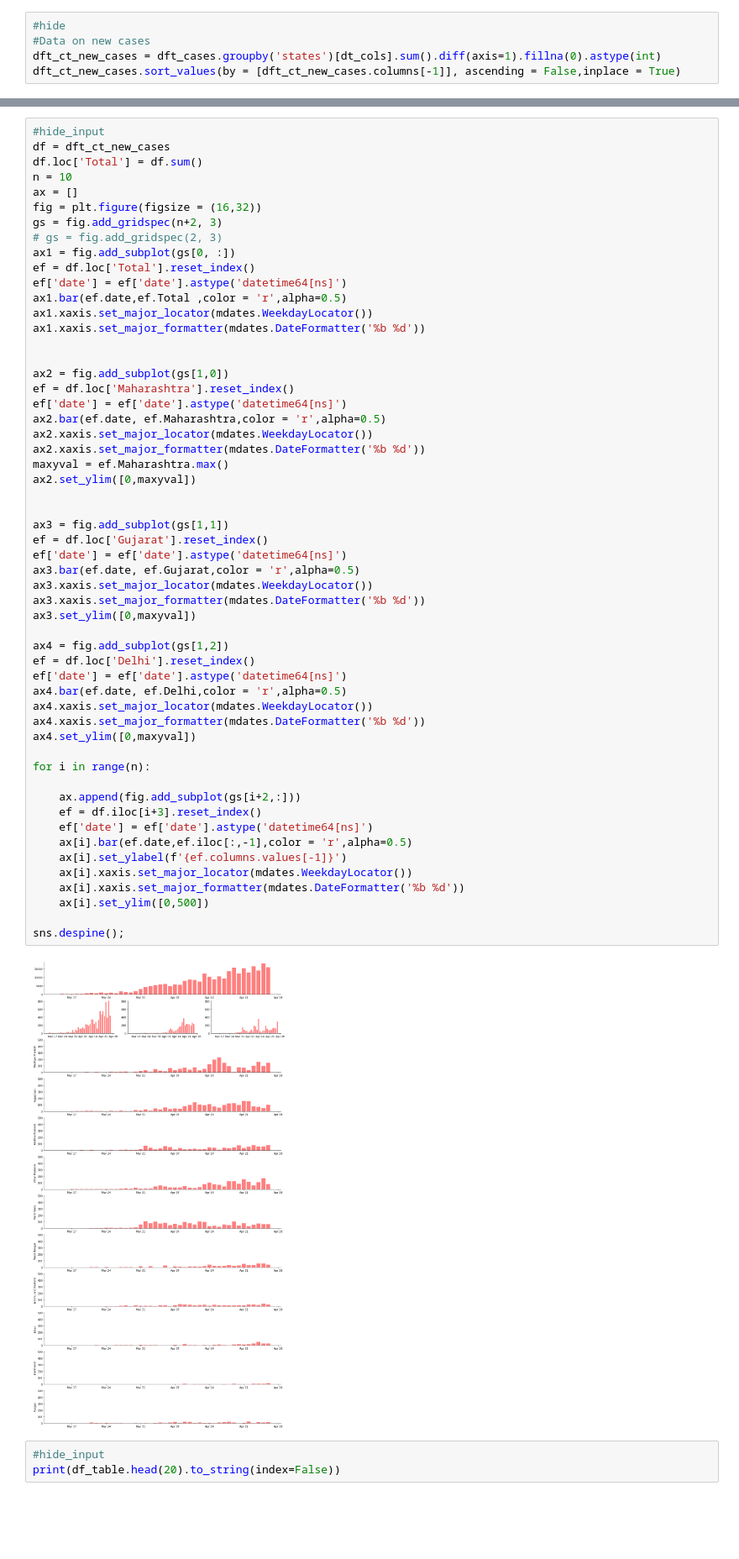
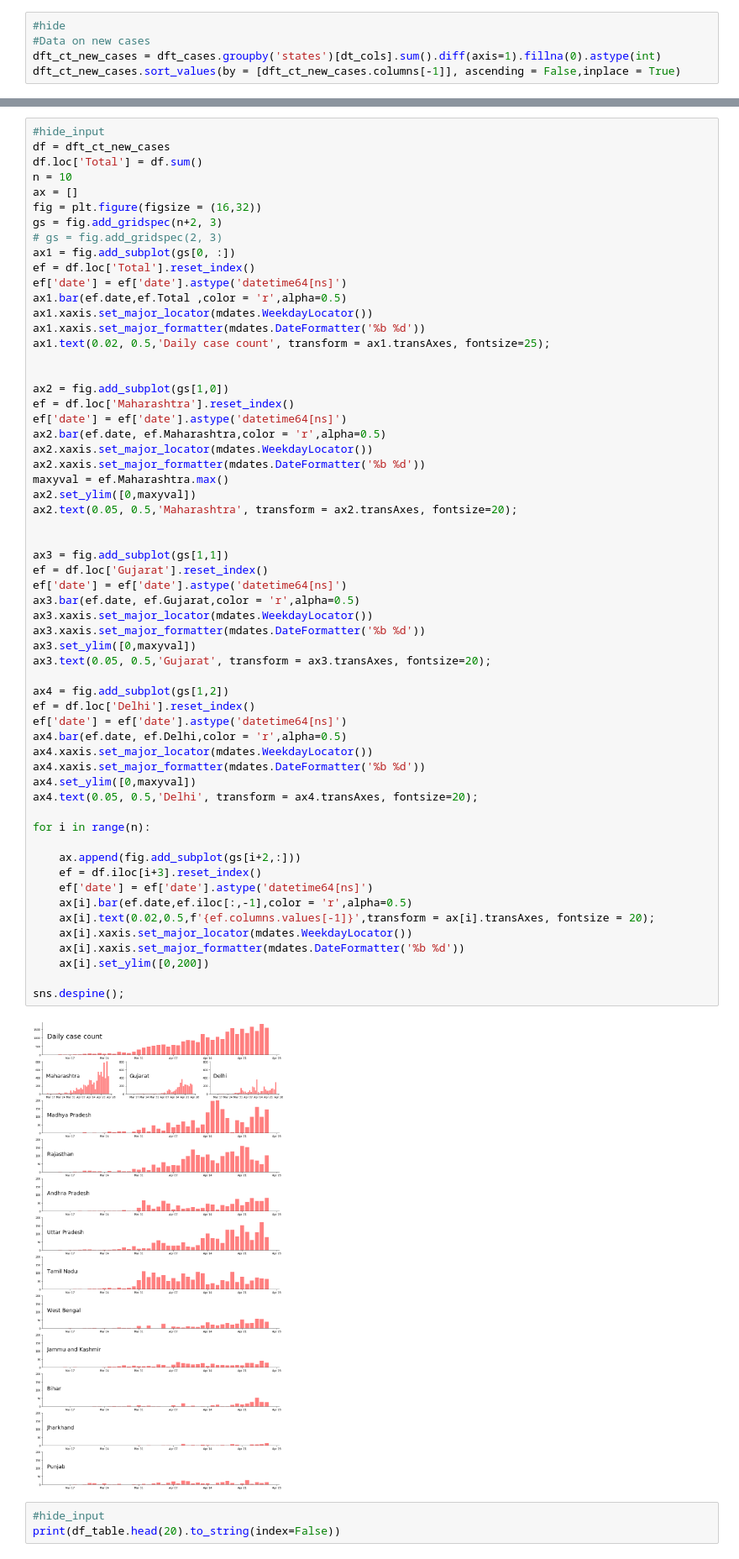
Before and after one commit to 4722794/blagueblog, a Jupyter notebook: _notebooks/2020-03-21-rARCHIVEahulexp.ipynb, the cells around one changed output, grey strips where cells are left out. Shown at 84% size. Cells and saved outputs as stored; diff of their text form; blank space fills up the shorter version.

```diff
--- a/_notebooks/2020-03-21-rARCHIVEahulexp.ipynb
+++ b/_notebooks/2020-03-21-rARCHIVEahulexp.ipynb
@@ -141,6 +141,7 @@ ef['date'] = ef['date'].astype('datetime64[ns]')
 ax1.bar(ef.date,ef.Total ,color = 'r',alpha=0.5)
 ax1.xaxis.set_major_locator(mdates.WeekdayLocator())
 ax1.xaxis.set_major_formatter(mdates.DateFormatter('%b %d'))
+ax1.text(0.02, 0.5,'Daily case count', transform = ax1.transAxes, fontsize=25);
 
 
 ax2 = fig.add_subplot(gs[1,0])
@@ -151,38 +152,41 @@ ax2.xaxis.set_major_locator(mdates.WeekdayLocator())
 ax2.xaxis.set_major_formatter(mdates.DateFormatter('%b %d'))
 maxyval = ef.Maharashtra.max()
 ax2.set_ylim([0,maxyval])
+ax2.text(0.05, 0.5,'Maharashtra', transform = ax2.transAxes, fontsize=20);
 
 
 ax3 = fig.add_subplot(gs[1,1])
 ef = df.loc['Gujarat'].reset_index()
 ef['date'] = ef['date'].astype('datetime64[ns]')
 ax3.bar(ef.date, ef.Gujarat,color = 'r',alpha=0.5)
 ax3.xaxis.set_major_locator(mdates.WeekdayLocator())
 ax3.xaxis.set_major_formatter(mdates.DateFormatter('%b %d'))
 ax3.set_ylim([0,maxyval])
+ax3.text(0.05, 0.5,'Gujarat', transform = ax3.transAxes, fontsize=20);
 
 ax4 = fig.add_subplot(gs[1,2])
 ef = df.loc['Delhi'].reset_index()
 ef['date'] = ef['date'].astype('datetime64[ns]')
 ax4.bar(ef.date, ef.Delhi,color = 'r',alpha=0.5)
 ax4.xaxis.set_major_locator(mdates.WeekdayLocator())
 ax4.xaxis.set_major_formatter(mdates.DateFormatter('%b %d'))
 ax4.set_ylim([0,maxyval])
+ax4.text(0.05, 0.5,'Delhi', transform = ax4.transAxes, fontsize=20);
 
 for i in range(n):
 
     ax.append(fig.add_subplot(gs[i+2,:]))
     ef = df.iloc[i+3].reset_index()
     ef['date'] = ef['date'].astype('datetime64[ns]')
     ax[i].bar(ef.date,ef.iloc[:,-1],color = 'r',alpha=0.5)
-    ax[i].set_ylabel(f'{ef.columns.values[-1]}')
+    ax[i].text(0.02,0.5,f'{ef.columns.values[-1]}',transform = ax[i].transAxes, fontsize = 20);
     ax[i].xaxis.set_major_locator(mdates.WeekdayLocator())
     ax[i].xaxis.set_major_formatter(mdates.DateFormatter('%b %d'))
-    ax[i].set_ylim([0,500])
+    ax[i].set_ylim([0,200])
 
 sns.despine();
 # %% [output]
-[figure, old version]
+[figure, new version]
 # %%
 #hide_input
 print(df_table.head(20).to_string(index=False))
```
Also changed, not shown: parts of 1 cell of this notebook.
